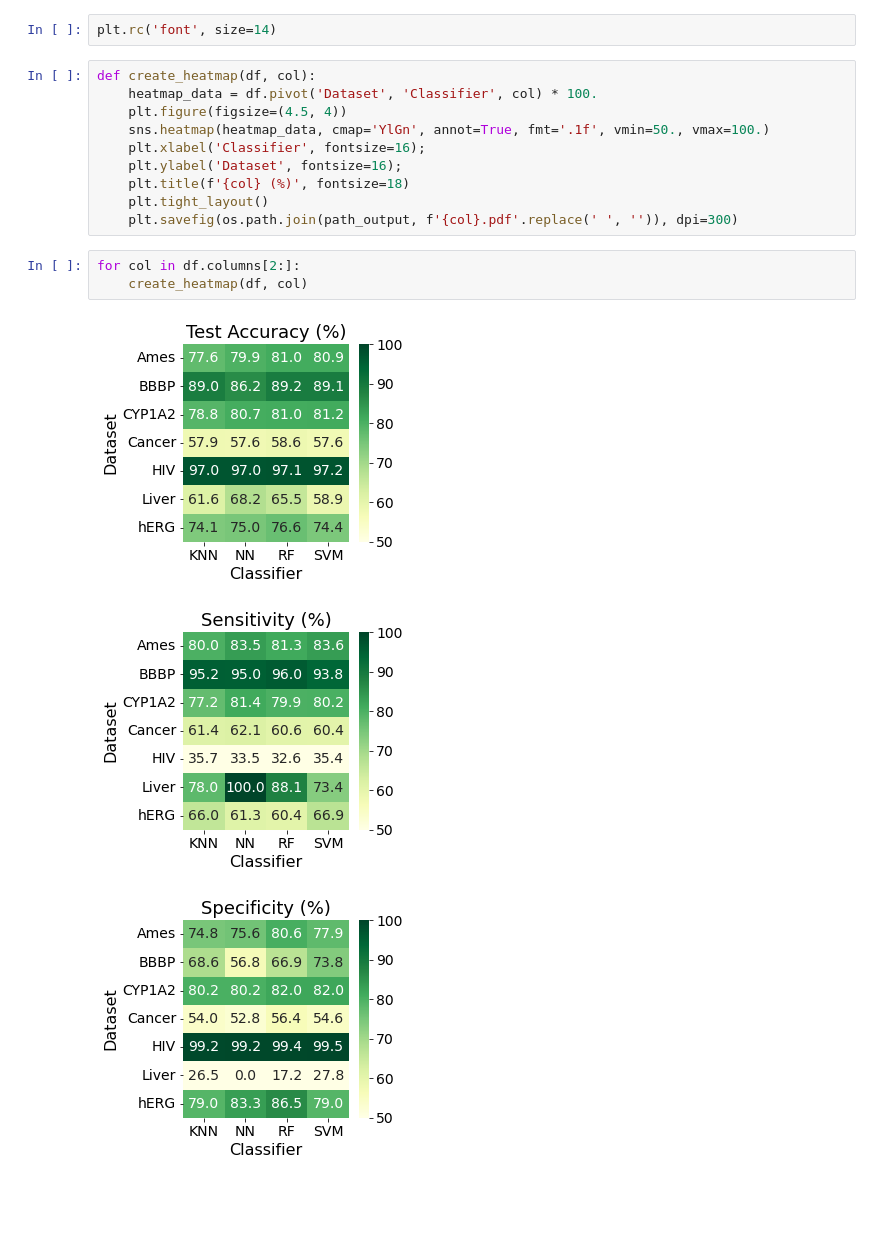
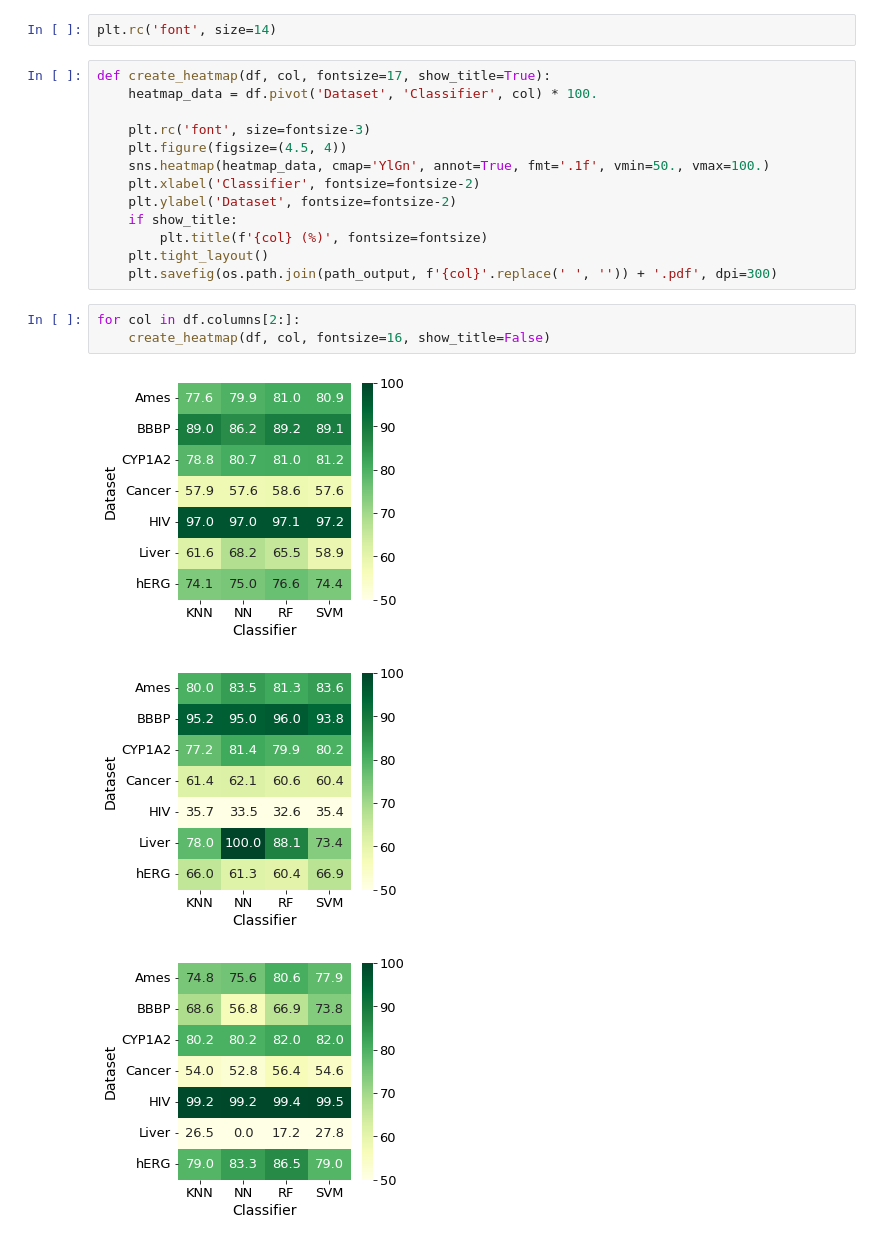
Before and after one commit to bonjuruu/applicabilityDomain, a Jupyter notebook: plot_results/classifier_score/plot_clf_acc.ipynb, the cells around one changed output. Cells and saved outputs as stored; diff of their text form; blank space fills up the shorter version.

Commit message:
Removed title

```diff
--- a/plot_results/classifier_score/plot_clf_acc.ipynb
+++ b/plot_results/classifier_score/plot_clf_acc.ipynb
@@ -125,19 +125,22 @@ df.to_csv(os.path.join(path_output, 'classifier_score.csv'), index=False)
 # %%
 plt.rc('font', size=14)
 # %%
-def create_heatmap(df, col):
+def create_heatmap(df, col, fontsize=17, show_title=True):
     heatmap_data = df.pivot('Dataset', 'Classifier', col) * 100.
+
+    plt.rc('font', size=fontsize-3)
     plt.figure(figsize=(4.5, 4))
     sns.heatmap(heatmap_data, cmap='YlGn', annot=True, fmt='.1f', vmin=50., vmax=100.)
-    plt.xlabel('Classifier', fontsize=16);
-    plt.ylabel('Dataset', fontsize=16);
-    plt.title(f'{col} (%)', fontsize=18)
+    plt.xlabel('Classifier', fontsize=fontsize-2)
+    plt.ylabel('Dataset', fontsize=fontsize-2)
+    if show_title:
+        plt.title(f'{col} (%)', fontsize=fontsize)
     plt.tight_layout()
-    plt.savefig(os.path.join(path_output, f'{col}.pdf'.replace(' ', '')), dpi=300)
+    plt.savefig(os.path.join(path_output, f'{col}'.replace(' ', '')) + '.pdf', dpi=300)
 # %%
 for col in df.columns[2:]:
-    create_heatmap(df, col)
+    create_heatmap(df, col, fontsize=16, show_title=False)
 # %% [output]
-[figure, old version]
+[figure, new version]
-[figure, old version]
+[figure, new version]
-[figure, old version]
+[figure, new version]
```
Also changed, not shown: parts of 1 cell of this notebook, 4 other files.
